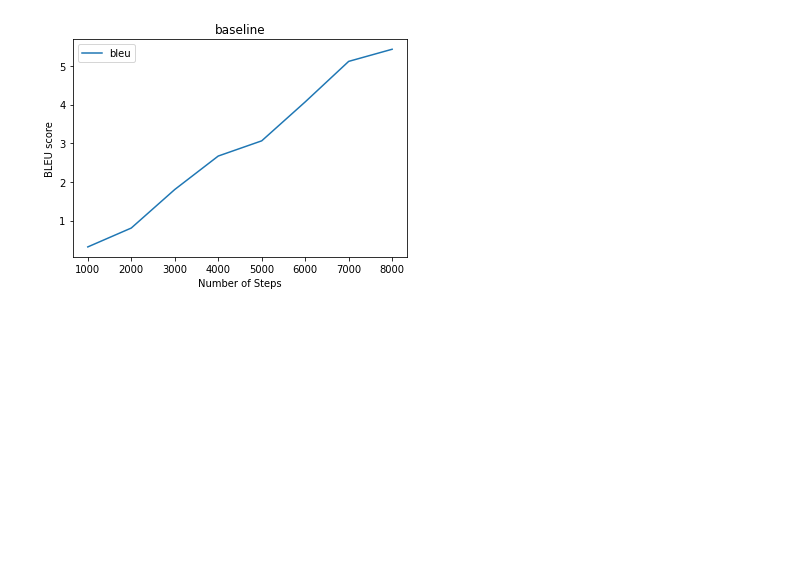
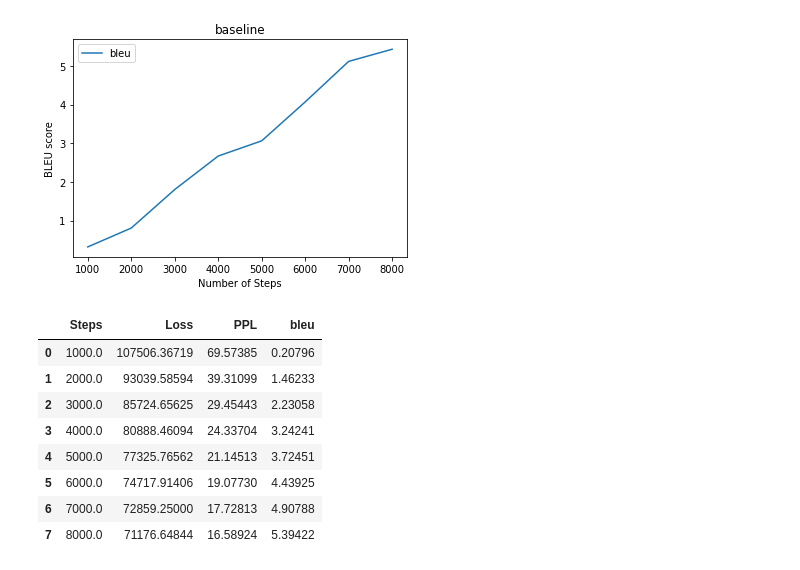
Before and after one commit to Shingirai98/Xhosa_English_Translation, a Jupyter notebook: Results.ipynb, the cells around one changed output. Drawn from its saved outputs; the diff is of its cells as text; code cells hidden in the pictures; blank space fills up the shorter version.

```diff
--- a/Results.ipynb
+++ b/Results.ipynb
@@ -159,3 +156,15 @@ disp_tab(vars[3])
 disp_plot(vars[3])
 # %% [output]
 [figure]
+# %%
+disp_tab(vars[0])
+# %% [output]
+|  | Steps | Loss | PPL | bleu |
+| 0 | 1000.0 | 107506.36719 | 69.57385 | 0.20796 |
+| 1 | 2000.0 | 93039.58594 | 39.31099 | 1.46233 |
+| 2 | 3000.0 | 85724.65625 | 29.45443 | 2.23058 |
+| 3 | 4000.0 | 80888.46094 | 24.33704 | 3.24241 |
+| 4 | 5000.0 | 77325.76562 | 21.14513 | 3.72451 |
+| 5 | 6000.0 | 74717.91406 | 19.07730 | 4.43925 |
+| 6 | 7000.0 | 72859.25000 | 17.72813 | 4.90788 |
+| 7 | 8000.0 | 71176.64844 | 16.58924 | 5.39422 |
```
Also changed, not shown: parts of 10 cells of this notebook.
